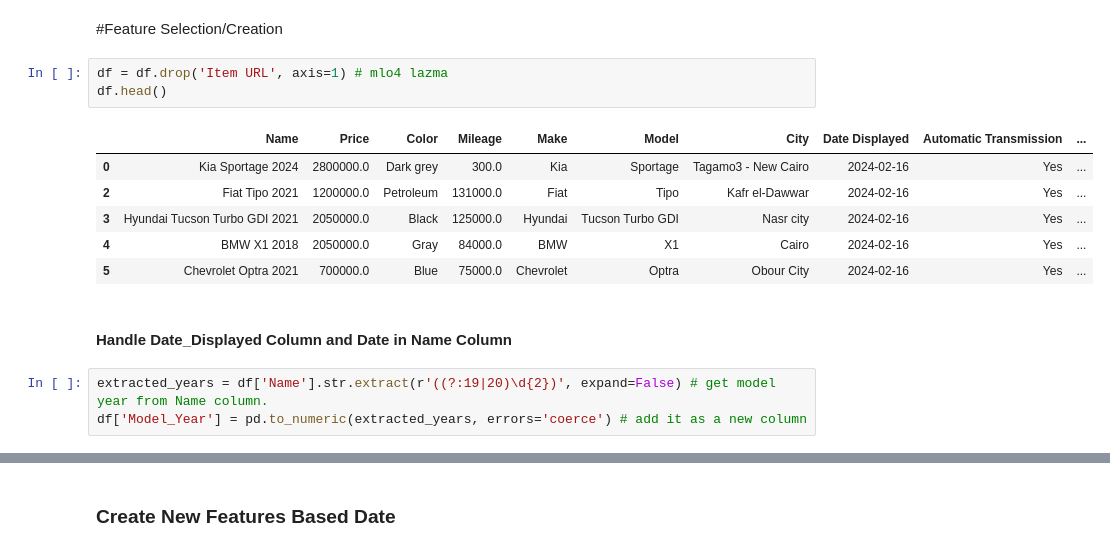
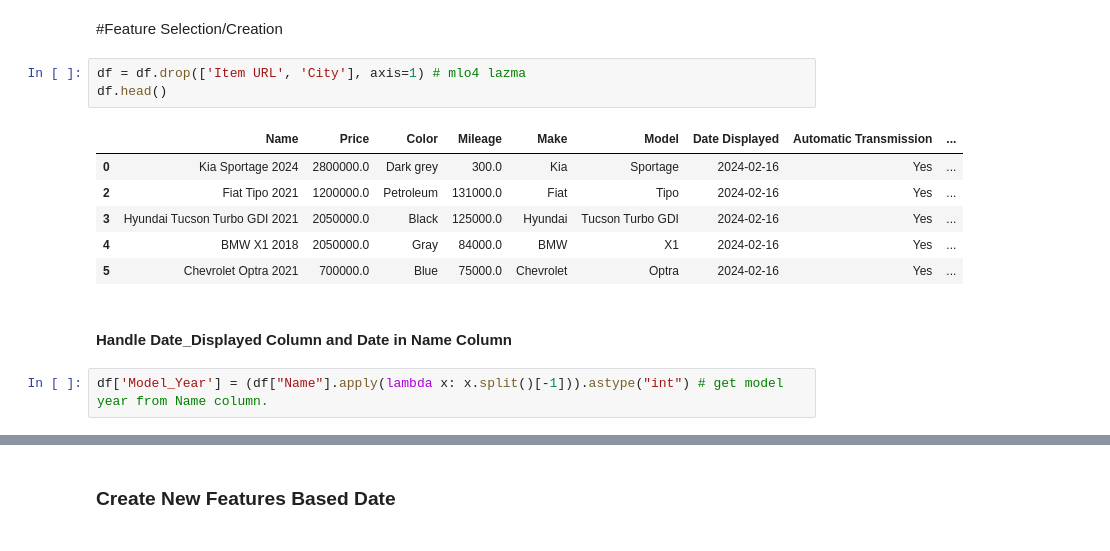
Before and after one commit to Ahmad-Tharwat07/Data-Mining-College-Project, a Jupyter notebook: Regression/Regression_Model.ipynb, the cells around one changed output, grey strips where cells are left out. Cells and saved outputs as stored; diff of their text form.

```diff
--- a/Regression/Regression_Model.ipynb
+++ b/Regression/Regression_Model.ipynb
@@ -128,20 +125,19 @@ dtype: int64
 # %% [markdown]
 #Feature Selection/Creation
 # %%
-df = df.drop('Item URL', axis=1) # mlo4 lazma
+df = df.drop(['Item URL', 'City'], axis=1) # mlo4 lazma
 df.head()
 # %% [output]
-|  | Name | Price | Color | Mileage | Make | Model | City | Date Displayed | Automatic Transmission | ... |
-| 0 | Kia Sportage 2024 | 2800000.0 | Dark grey | 300.0 | Kia | Sportage | Tagamo3 - New Cairo | 2024-02-16 | Yes | ... |
-| 2 | Fiat Tipo 2021 | 1200000.0 | Petroleum | 131000.0 | Fiat | Tipo | Kafr el-Dawwar | 2024-02-16 | Yes | ... |
-| 3 | Hyundai Tucson Turbo GDI 2021 | 2050000.0 | Black | 125000.0 | Hyundai | Tucson Turbo GDI | Nasr city | 2024-02-16 | Yes | ... |
-| 4 | BMW X1 2018 | 2050000.0 | Gray | 84000.0 | BMW | X1 | Cairo | 2024-02-16 | Yes | ... |
-| 5 | Chevrolet Optra 2021 | 700000.0 | Blue | 75000.0 | Chevrolet | Optra | Obour City | 2024-02-16 | Yes | ... |
+|  | Name | Price | Color | Mileage | Make | Model | Date Displayed | Automatic Transmission | ... |
+| 0 | Kia Sportage 2024 | 2800000.0 | Dark grey | 300.0 | Kia | Sportage | 2024-02-16 | Yes | ... |
+| 2 | Fiat Tipo 2021 | 1200000.0 | Petroleum | 131000.0 | Fiat | Tipo | 2024-02-16 | Yes | ... |
+| 3 | Hyundai Tucson Turbo GDI 2021 | 2050000.0 | Black | 125000.0 | Hyundai | Tucson Turbo GDI | 2024-02-16 | Yes | ... |
+| 4 | BMW X1 2018 | 2050000.0 | Gray | 84000.0 | BMW | X1 | 2024-02-16 | Yes | ... |
+| 5 | Chevrolet Optra 2021 | 700000.0 | Blue | 75000.0 | Chevrolet | Optra | 2024-02-16 | Yes | ... |
 # %% [markdown]
 #### Handle Date_Displayed Column and Date in Name Column
-# %%
-extracted_years = df['Name'].str.extract(r'((?:19|20)\d{2})', expand=False) # get model year from Name column.
-df['Model_Year'] = pd.to_numeric(extracted_years, errors='coerce') # add it as a new column
+# %%
+df['Model_Year'] = (df["Name"].apply(lambda x: x.split()[-1])).astype("int") # get model year from Name column.
 # %%
 df.isnull().sum()
 # %% [output]
```
Also changed, not shown: parts of 41 cells of this notebook.
